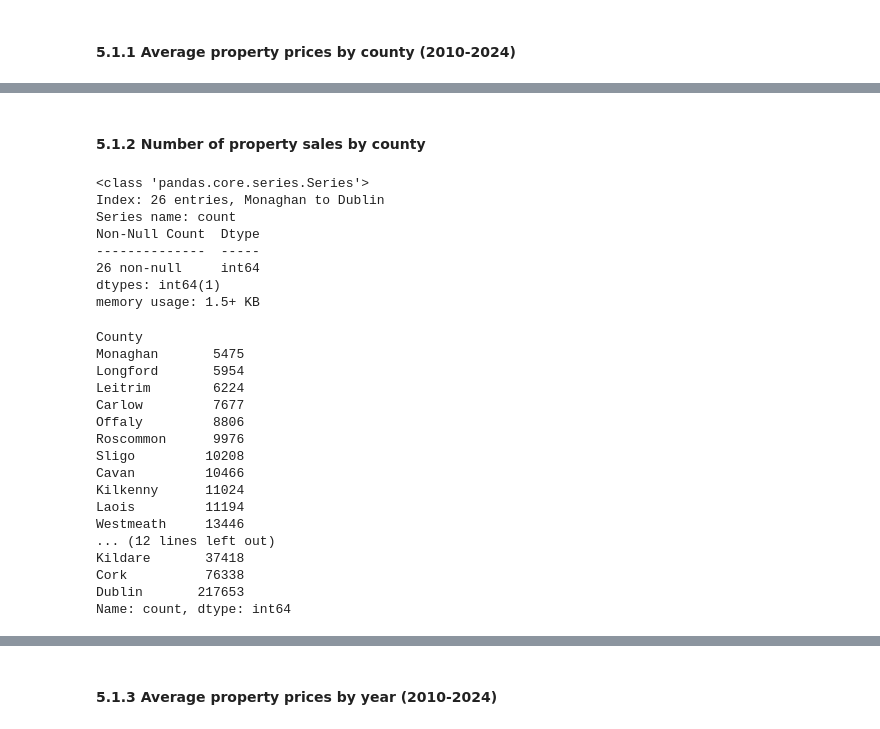
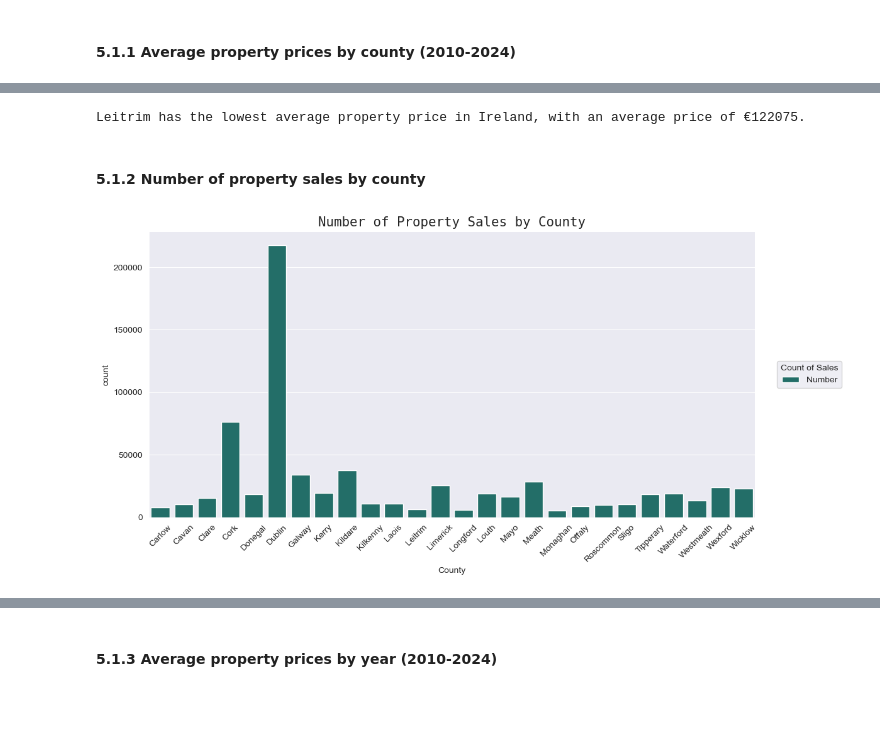
Before and after one commit to SBCURLEY/PFDA-Project, a Jupyter notebook: rppr.ipynb, the cells around one changed output, grey strips where cells are left out. Drawn from its saved outputs; the diff is of its cells as text; code cells hidden in the pictures; blank space fills up the shorter version.

```diff
--- a/rppr.ipynb
+++ b/rppr.ipynb
@@ -366,35 +369,27 @@ plt.show()
+# %%
+lowest_avg_price_county = avg_price_by_county.idxmin()
+lowest_avg_price = int(avg_price_by_county.min())
+#print(lowest_avg_price_county)
+#print(lowest_avg_price)
+print(f"{lowest_avg_price_county} has the lowest average property price in Ireland, with an average price of €{lowest_avg_price}.")
+# %% [output]
+Leitrim has the lowest average property price in Ireland, with an average price of €122075.
 # %% [markdown]
 #### 5.1.2 Number of property sales by county
-# %%
-county_counts.info()
-# %% [output]
-<class 'pandas.core.series.Series'>
-Index: 26 entries, Monaghan to Dublin
-Series name: count
-Non-Null Count  Dtype
---------------  -----
-26 non-null     int64
-dtypes: int64(1)
-memory usage: 1.5+ KB
+# %%
+sorted_counties = sorted(df["County"].unique())
+plt.figure(figsize=(12, 6))
+sns.set_style("darkgrid")
+sns.set_palette("BrBG_r")
+ax = sns.countplot(data=df, x="County", order=sorted_counties, label="Number")
+plt.title("Number of Property Sales by County", family="monospace", fontsize=15)
+plt.legend(title="Count of Sales",loc="center right",bbox_to_anchor=(1, 0, 0.15, 1))
+plt.xticks(rotation=45)
+plt.tight_layout()
+plt.show()
+# %% [output]
+[figure, added]
 # %%
-county_counts = df["County"].value_counts().sort_values()
-print(county_counts)
+#county_counts = df["County"].value_counts().sort_values()
+#print(county_counts)
-# %% [output]
-County
-Monaghan       5475
-Longford       5954
-Leitrim        6224
-Carlow         7677
-Offaly         8806
-Roscommon      9976
-Sligo         10208
-Cavan         10466
-Kilkenny      11024
-Laois         11194
-Westmeath     13446
-... (12 lines left out)
-Kildare       37418
-Cork          76338
-Dublin       217653
-Name: count, dtype: int64
 # %%
```
Also changed, not shown: parts of 16 cells of this notebook.
